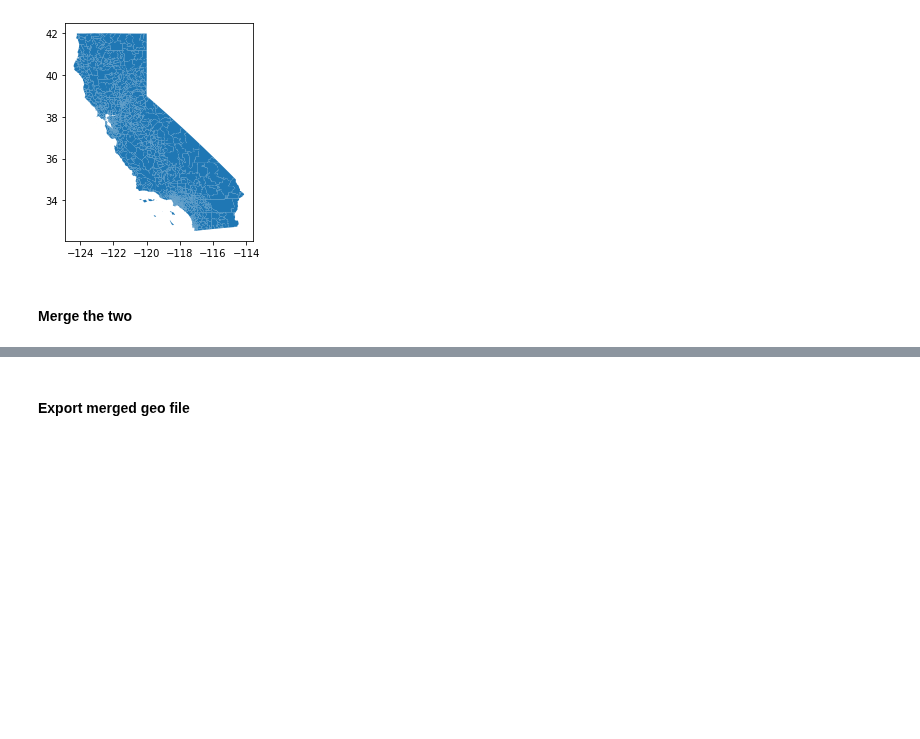
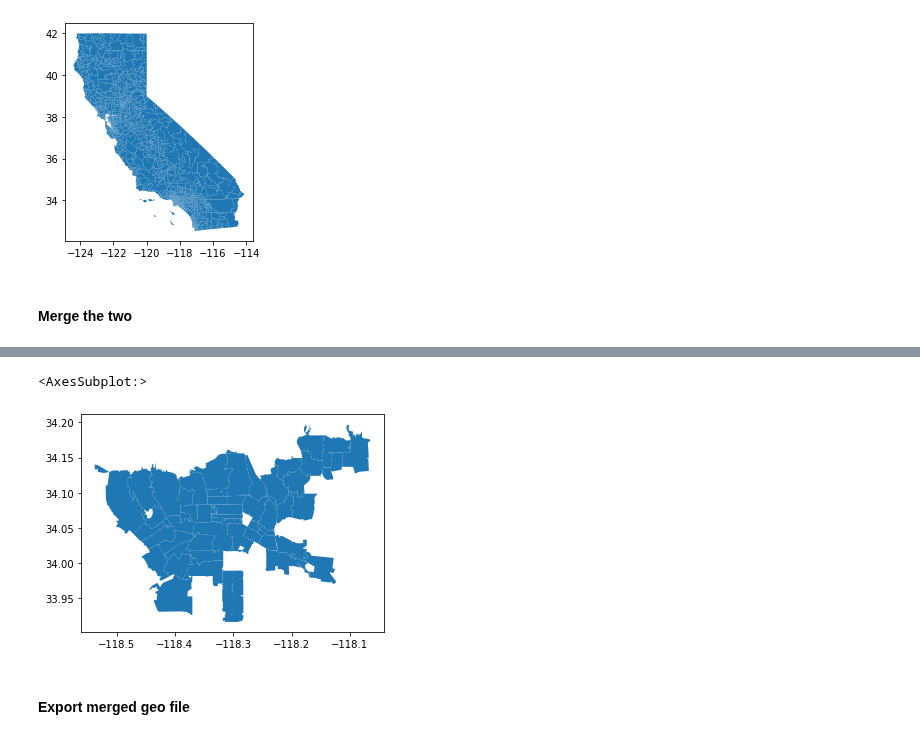
Before and after one commit to stiles/usc, a Jupyter notebook: students/shreyaag/notebooks/15-mapping-exercise-DEMO.ipynb, the cells around one changed output, grey strips where cells are left out. Saved outputs shown, nothing was run; the diff lists cells and outputs as text; code cells hidden in the pictures; blank space fills up the shorter version.

```diff
--- a/students/shreyaag/notebooks/15-mapping-exercise-DEMO.ipynb
+++ b/students/shreyaag/notebooks/15-mapping-exercise-DEMO.ipynb
@@ -136,3 +150,8 @@ ca_tesla_zips.head()
+# %%
+ca_tesla_zips.plot()
+# %% [output]
+<AxesSubplot:>
+[figure, added]
 # %% [markdown]
 #### Export merged geo file
 # %%
```
Also changed, not shown: parts of 8 cells of this notebook, 2 other files.
